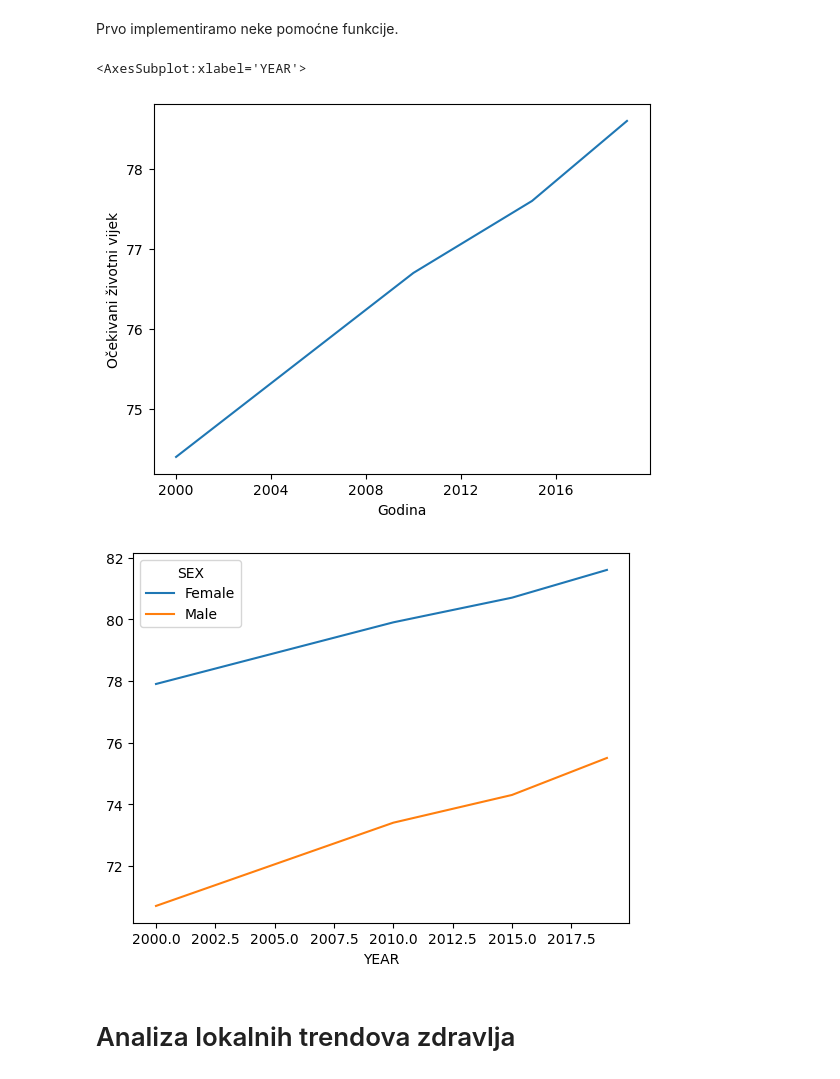
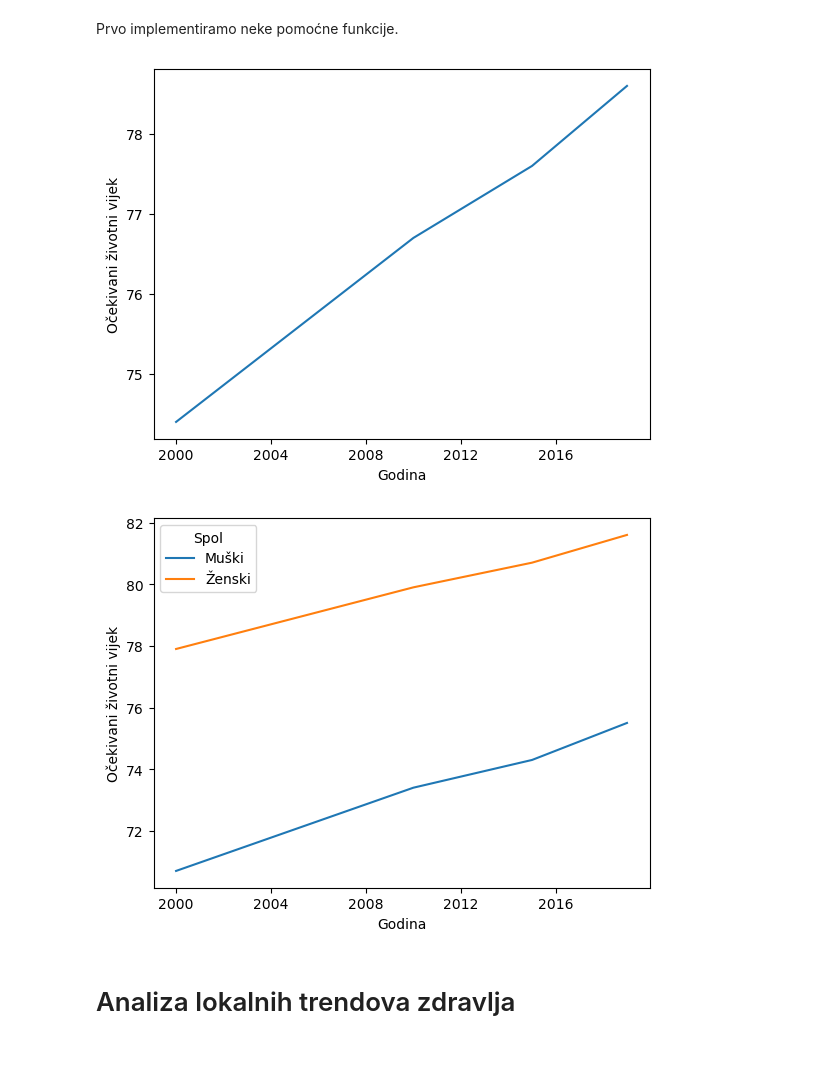
Before and after one commit to mraguzin/matsoft-esej1, a Jupyter notebook: Esej1LifeExpectancies.ipynb, the cells around one changed output. Saved outputs shown, nothing was run; the diff lists cells and outputs as text; code cells hidden in the pictures.

Commit message:
Ispravljeni svi bugovi kod kombiniranih grafova

```diff
--- a/Esej1LifeExpectancies.ipynb
+++ b/Esej1LifeExpectancies.ipynb
@@ -85,24 +95,22 @@ def prevedi_na_hrvatski(df: pd.DataFrame):
 # %%
 data = skini_i_cacheiraj("https://apps.who.int/gho/athena/api/GHO/WHOSIS_000001?profile=simple")
 df = pd.read_xml(data)
 nacrtaj_indikator_kroz_godine(df, "Croatia", "Life expectancy at birth (years)", "Očekivani životni vijek")
 
-spolovi = df.drop(df[df["SEX"] == "Both sexes"].index) # riješimo se agregata po spolovima jer ih sada želimo direktno usporediti
-spolovi.set_index(["YEAR", "SEX"], inplace=True)
-spolovi = spolovi.loc[(spolovi["COUNTRY"] == "Croatia") & (spolovi["GHO"] == "Life expectancy at birth (years)")
-                     ]
-spolovi = spolovi.loc[~spolovi.index.duplicated(), "Display"].unstack("SEX")
-
-spolovi.head()
-spolovi.sort_index().plot()
+#spolovi = df.drop(df[df["SEX"] == "Both sexes"].index) # riješimo se agregata po spolovima jer ih sada želimo direktno usporediti
+#spolovi.set_index(["YEAR", "SEX"], inplace=True)
+#spolovi = spolovi.loc[(spolovi["COUNTRY"] == "Croatia") & (spolovi["GHO"] == "Life expectancy at birth (years)")]
+#spolovi = spolovi.loc[~spolovi.index.duplicated(), "Display"].unstack("SEX")
+#spolovi.head()
+#spolovi.sort_index().plot()
+prevedi_na_hrvatski(df)
+nacrtaj_kombinirani_indikator_kroz_godine(df, {"COUNTRY": "Croatia"}, "Life expectancy at birth (years)",
+                                         "Očekivani životni vijek", "Spol", {"Spol": "Oba spola"})
 
 #TODO: vidi kako bi mogao iskoristiti isin()
-
-#nacrtaj_indikator_kroz_godine(spolovi, "Croatia", "Life expectancy at birth (years)", "Očekivani životni vijek", None, None)
 # %% [output]
-<AxesSubplot:xlabel='YEAR'>
 [figure]
-[figure, old version]
+[figure, new version]
 # %% [markdown]
 # Analiza lokalnih trendova zdravlja
 # %% [markdown]
```
Also changed, not shown: parts of 1 cell of this notebook.
